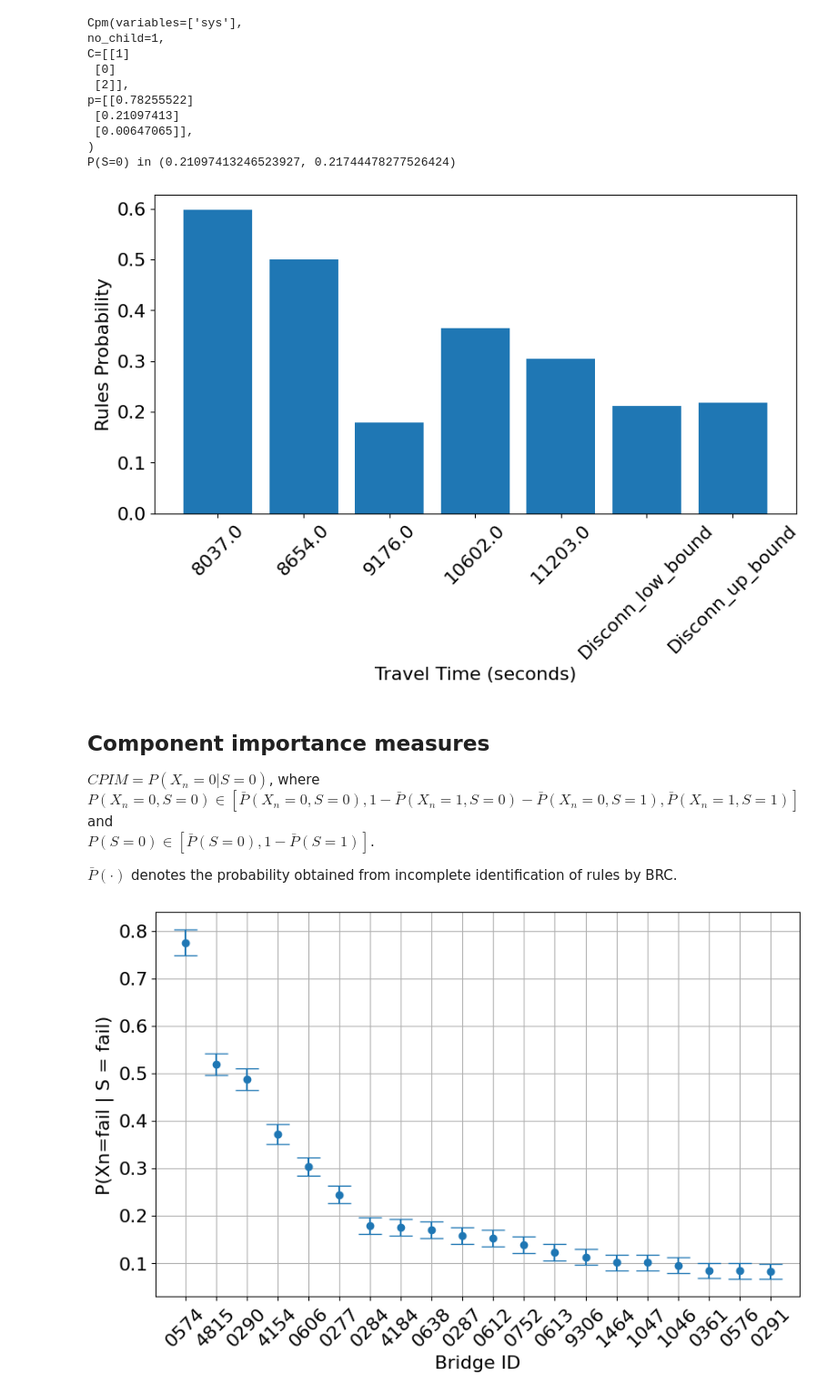
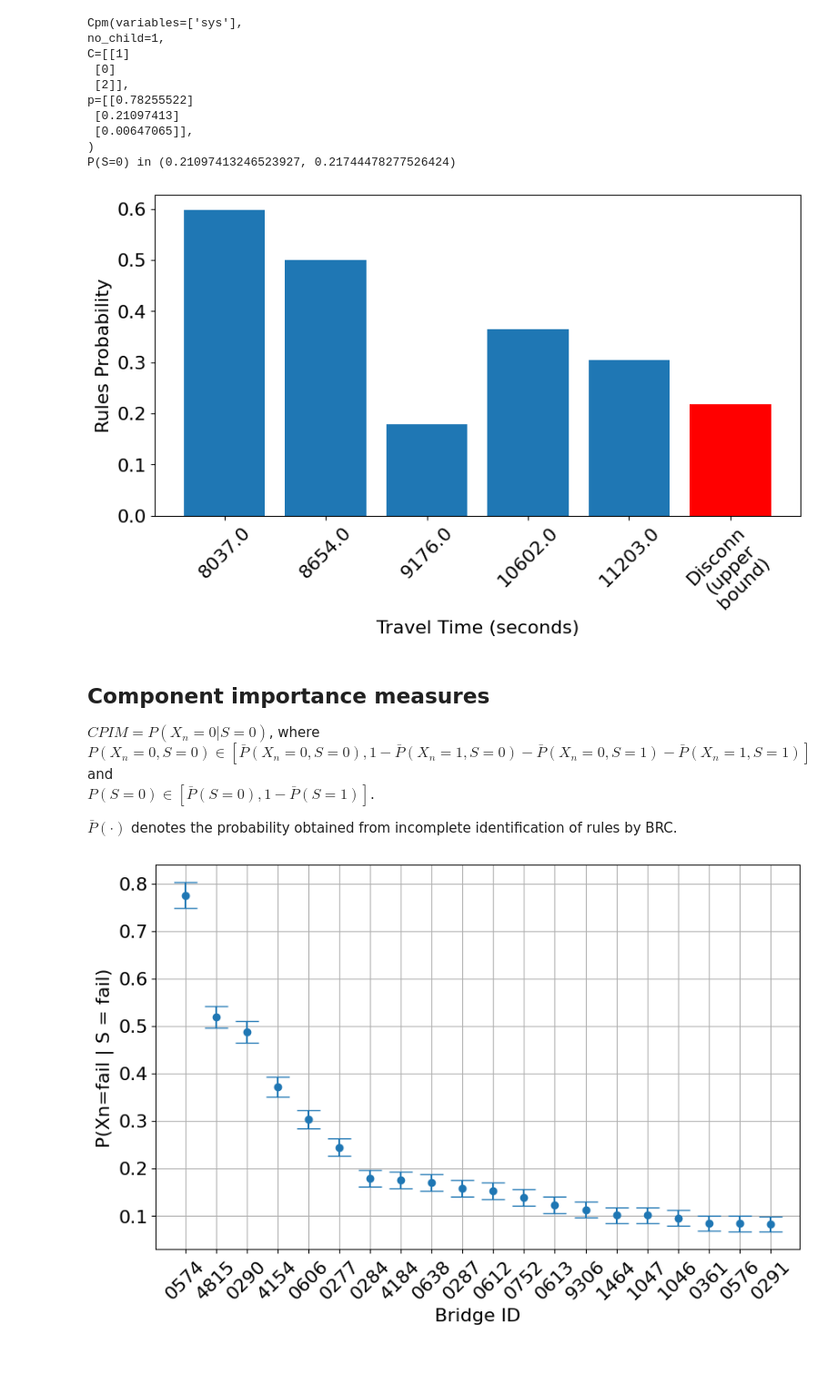
Before and after one commit to jieunbyun/MBNpy, a Jupyter notebook: demos/Wheat/demo_v1.ipynb, the cells around one changed output. Shown: that part at 91% size. Drawn from its saved outputs; the diff is of its cells as text; code cells hidden in the pictures; blank space fills up the shorter version.

```diff
--- a/demos/Wheat/demo_v1.ipynb
+++ b/demos/Wheat/demo_v1.ipynb
@@ -334,27 +334,27 @@ p=[[0.78255522]
 P(S=0) in (0.21097413246523927, 0.21744478277526424)
 # %%
 fsz = 16
-colors = ['C0'] * len(rules_prob) + ['red', 'red']
+colors = ['C0'] * len(rules_prob) + ['red']
 
 plt.figure(figsize=(10, 5))
 plt.bar(
-    range(len(rules_prob) + 2),
-    rules_prob + [P_S0_low, P_S0_up],
-    tick_label=rules_time_sorted + ['Disconn_low_bound', 'Disconn_up_bound'],
+    range(len(rules_prob) + 1),
+    rules_prob + [P_S0_up],
+    tick_label=rules_time_sorted + ['Disconn\n(upper\nbound)'],
     color=colors
 )
 plt.xlabel("Travel Time (seconds)", fontsize=fsz)
 plt.ylabel("Rules Probability", fontsize=fsz)
 plt.xticks(fontsize=fsz, rotation=45)
 plt.yticks(fontsize=fsz)
 plt.show()
 # %% [output]
-[figure, old version]
+[figure, new version]
 # %% [markdown]
 ## Component importance measures
 
 $CPIM = P( X_n = 0 | S = 0 )$, where <br>
-$P( X_n = 0, S = 0 ) \in [\bar{P}( X_n = 0, S = 0 ), 1-\bar{P}( X_n = 1, S = 0 )-\bar{P}( X_n = 0, S = 1 ), \bar{P}( X_n = 1, S = 1 )]$ and <br>
+$P( X_n = 0, S = 0 ) \in [\bar{P}( X_n = 0, S = 0 ), 1-\bar{P}( X_n = 1, S = 0 )-\bar{P}( X_n = 0, S = 1 )-\bar{P}( X_n = 1, S = 1 )]$ and <br>
 $P( S = 0 ) \in [\bar{P}( S = 0 ), 1-\bar{P}( S = 1 )]$.
 
 $\bar{P}(\cdot)$ denotes the probability obtained from incomplete identification of rules by BRC.
```
